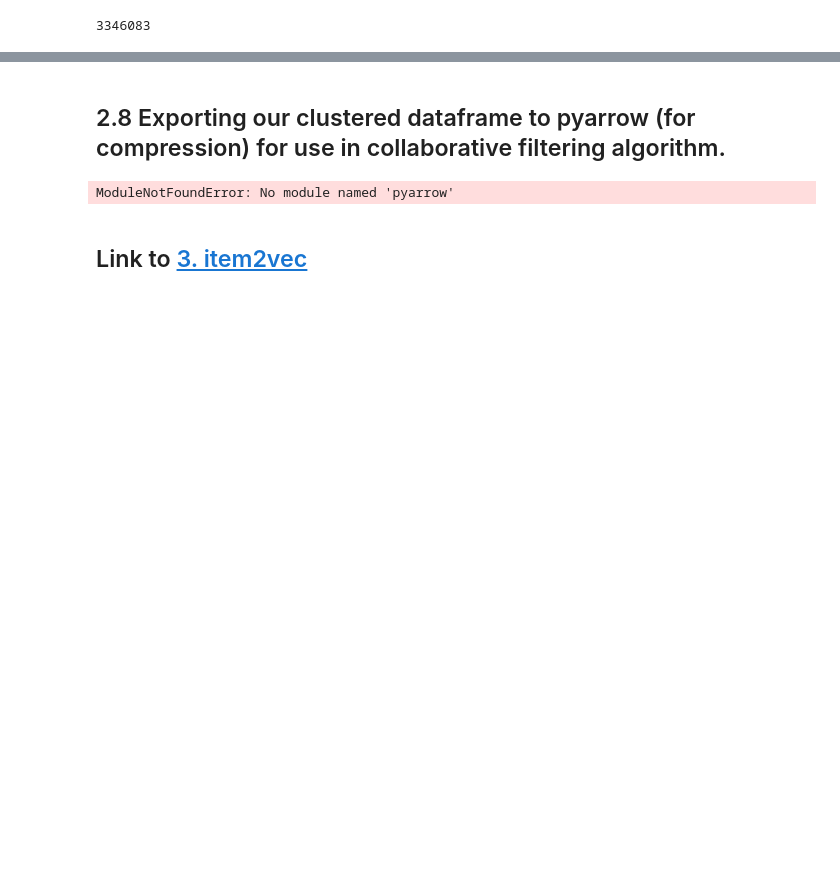
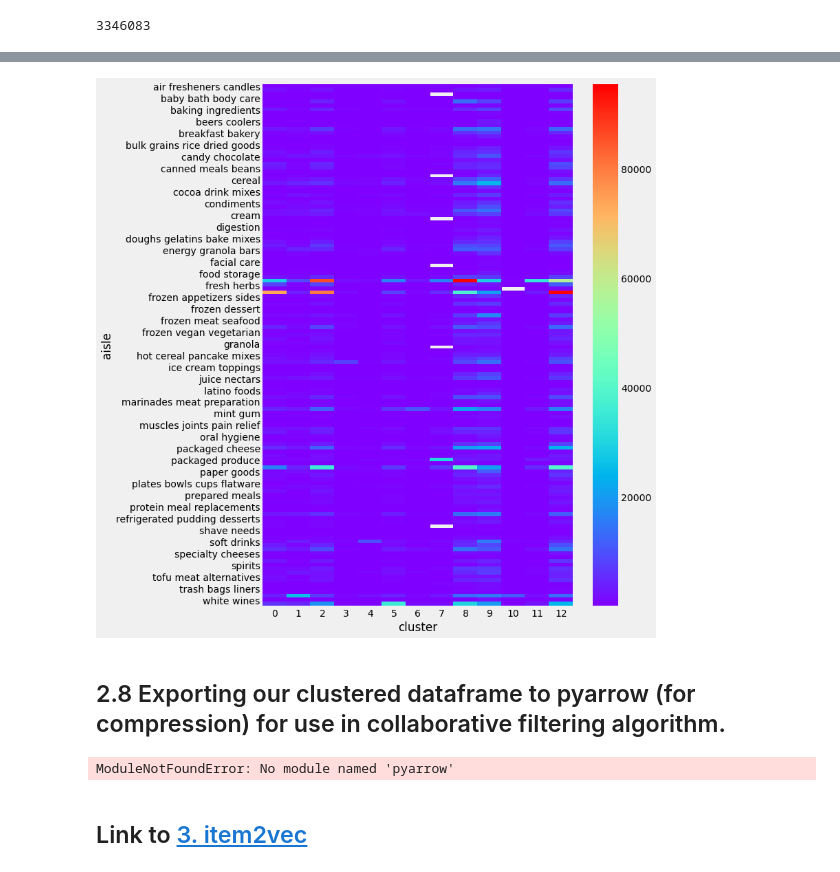
Before and after one commit to lmo272/instacart-product-recommender, a Jupyter notebook: 2_Clustering/2_clustering.ipynb, the cells around one changed output, grey strips where cells are left out. Drawn from its saved outputs; the diff is of its cells as text; code cells hidden in the pictures; blank space fills up the shorter version.

```diff
--- a/2_Clustering/2_clustering.ipynb
+++ b/2_Clustering/2_clustering.ipynb
@@ -455,3 +437,12 @@ plt.show()
+# %%
+aisle_vol_per_cluster = all_orders_cluster.groupby(["cluster", "aisle"]).count()["order_id"].unstack(level=0).divide(avg_num_prod_per_order_by_cluster.values, axis=1)
+# %%
+plt.figure(figsize=(9,13))
+sns.heatmap(data=aisle_vol_per_cluster, cmap="rainbow", xticklabels=range(0,13))
+plt.xlabel("cluster")
+plt.show()
+# %% [output]
+[figure, added]
 # %% [markdown]
 ## 2.8 Exporting our clustered dataframe to pyarrow (for compression) for use in collaborative filtering algorithm.
 # %%
```
Also changed, not shown: parts of 14 cells of this notebook.
